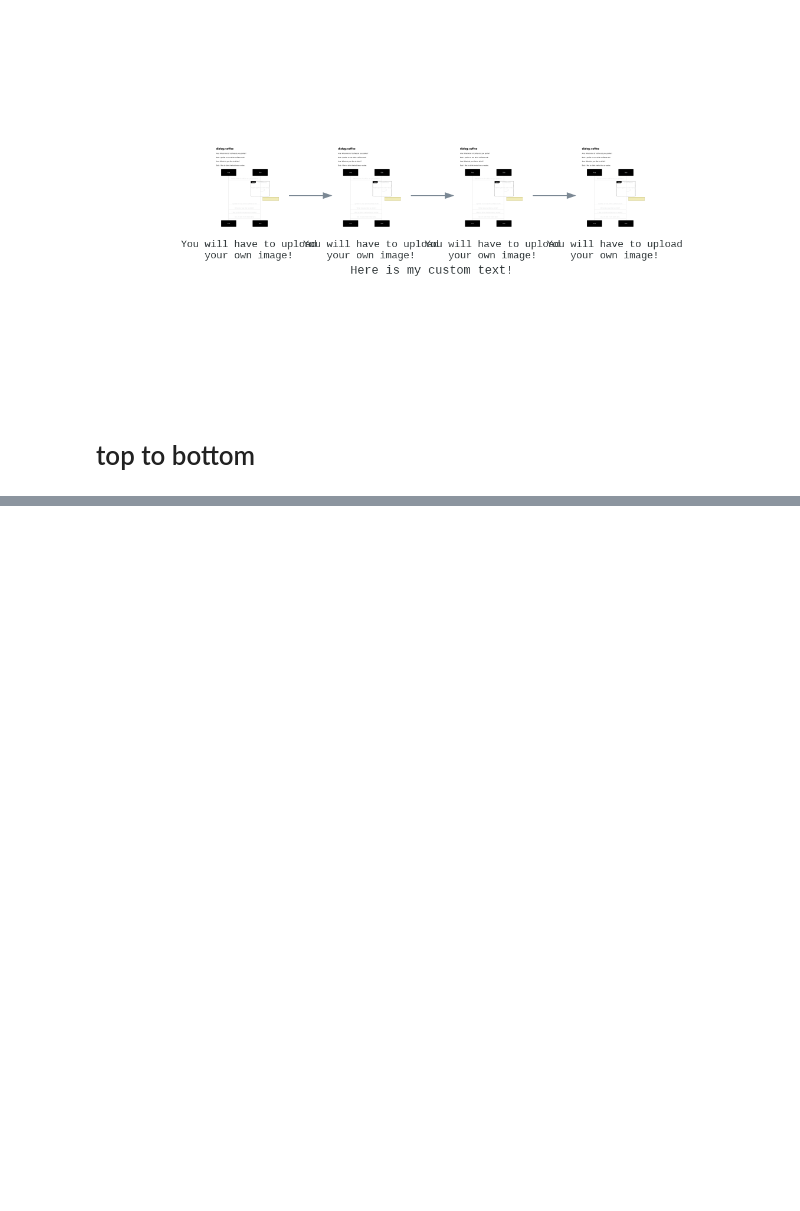
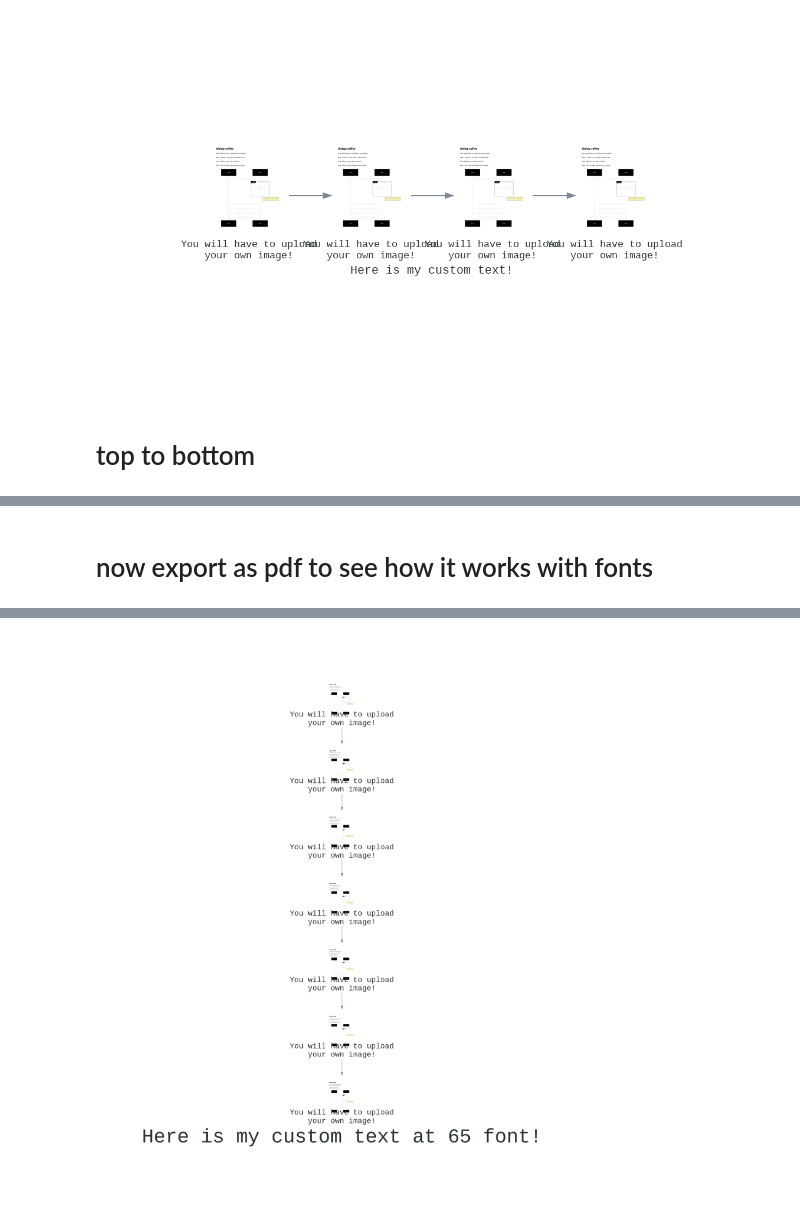
Before and after one commit to pleabargain/ipynb, a Jupyter notebook: testing_python_diagrams_library_in_colab.ipynb, the cells around one changed output, grey strips where cells are left out. Saved outputs shown, nothing was run; the diff lists cells and outputs as text; code cells hidden in the pictures; blank space fills up the shorter version.

```diff
--- a/testing_python_diagrams_library_in_colab.ipynb
+++ b/testing_python_diagrams_library_in_colab.ipynb
@@ -189,0 +277,55 @@ Warning: node 'e111837506b940c2bf8882c0b3863dc5', graph 'Here is my custom text!
+# %% [markdown]
+# now export as pdf to see how it works with fonts
+# %%
+from diagrams import Diagram, Cluster
+from diagrams.custom import Custom
+
+
+# if you include graph attr don't forget to add it ot the code!
+graph_attr = {
+    "fontsize": "65",
+    "bgcolor": "white", # changes color of entire background
+}
+
+node_attr ={
+    "fontsize": "25",
+    "bgcolor": "red",
+}
+
+with Diagram("Here is my custom text at 65 font!",
+             show=False,
+             filename="testing_pdf_node_attr",
+             direction="TB",
+             graph_attr=graph_attr,
+             node_attr=node_attr,
+             outformat="pdf") as diag:
+  cc_heart = Custom("You will have to upload\nyour own image!", "/content/cof.png-1.png")
+  cc_heart1 = Custom("You will have to upload\nyour own image!", "/content/cof.png-1.png")
+  cc_heart2 = Custom("You will have to upload\nyour own image!", "/content/cof.png-1.png")
+  cc_heart3 = Custom("You will have to upload\nyour own image!", "/content/cof.png-1.png")
+  cc_heart4 = Custom("You will have to upload\nyour own image!", "/content/cof.png-1.png")
+  cc_heart5 = Custom("You will have to upload\nyour own image!", "/content/cof.png-1.png")
+  cc_heart6 = Custom("You will have to upload\nyour own image!", "/content/cof.png-1.png")
+
+#   cc_attribution = Custom("Credit must be given to the creator", "./my_resources/cc_attribution.png")
+
+#   cc_sa = Custom("Adaptations must be shared\n under the same terms", "./my_resources/cc_sa.png")
+#   cc_nd = Custom("No derivatives or adaptations\n of the work are permitted", "./my_resources/cc_nd.png")
+#   cc_zero = Custom("Public Domain Dedication", "./my_resources/cc_zero.png")
+
+#   with Cluster("Non Commercial"):
+#     non_commercial = [Custom("Y", "./my_resources/cc_nc-jp.png") - Custom("E", "./my_resources/cc_nc-eu.png") - Custom("S", "./my_resources/cc_nc.png")]
+
+  cc_heart >> cc_heart1
+  cc_heart1 >> cc_heart2
+  cc_heart2 >> cc_heart3
+  cc_heart3 >> cc_heart4
+  cc_heart4 >> cc_heart5
+  cc_heart5 >> cc_heart6
+#   cc_heart >> cc_attribution
+#   cc_heart >> non_commercial
+#   cc_heart >> cc_sa
+#   cc_heart >> cc_nd
+#   cc_heart >> cc_zero
+diag
+# %% [output]
@@ -189,0 +339 @@ Warning: node 'e111837506b940c2bf8882c0b3863dc5', graph 'Here is my custom text!
+[figure, added]
```
Also changed, not shown: parts of 7 cells of this notebook.
